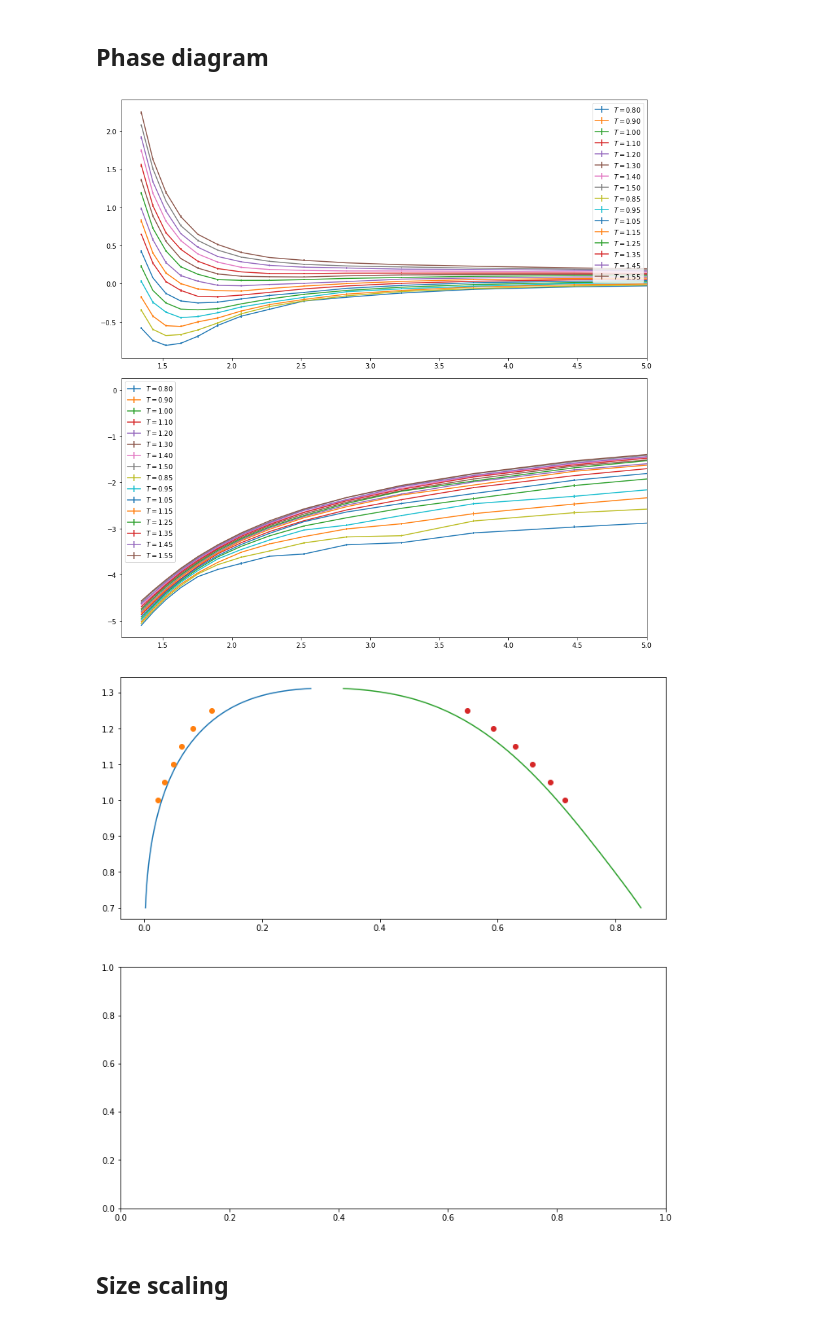
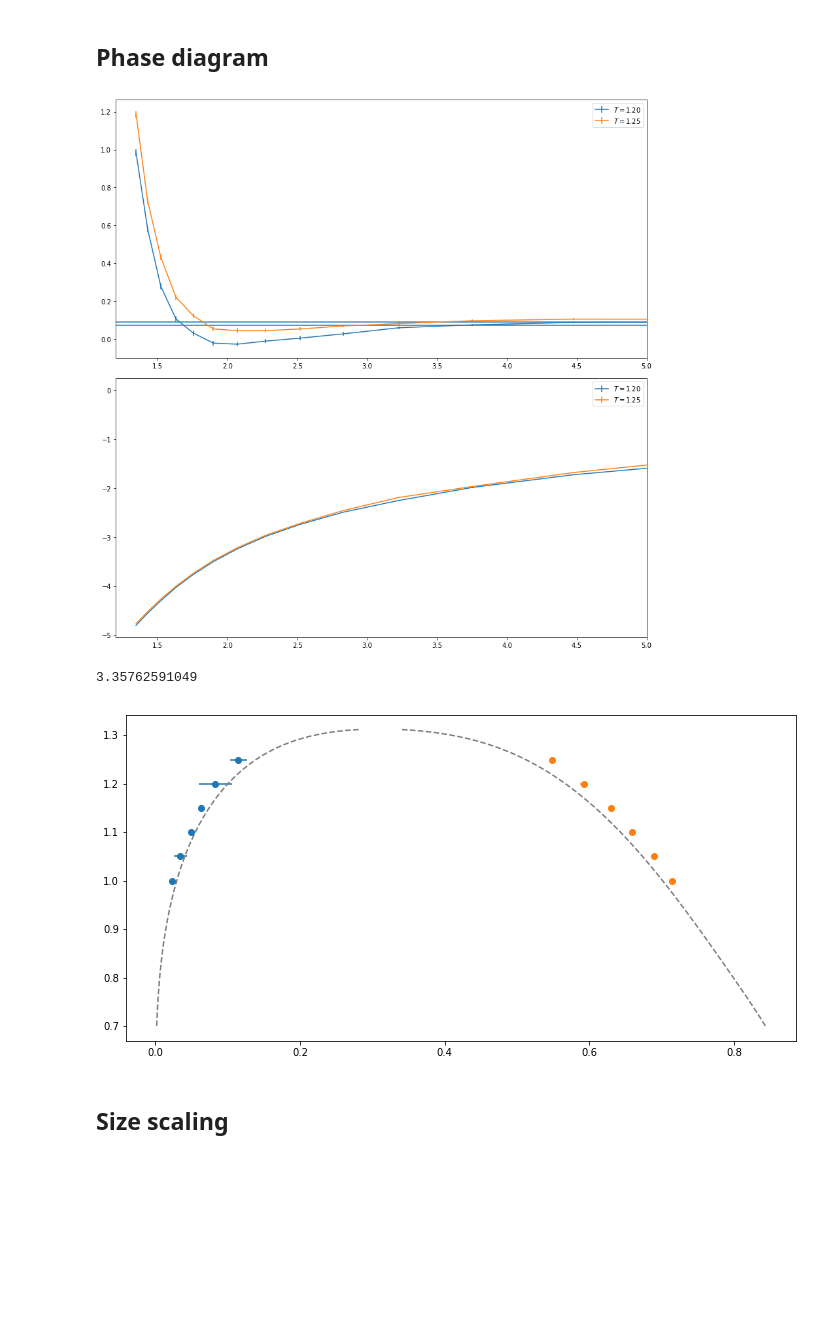
Before and after one commit to suracefm/lennardjonesmc, a Jupyter notebook: LennardJones-Copy1.ipynb, the cells around one changed output. Saved outputs shown, nothing was run; the diff lists cells and outputs as text; code cells hidden in the pictures; blank space fills up the shorter version.

Commit message:
error bars maxwell construction

```diff
--- a/LennardJones-Copy1.ipynb
+++ b/LennardJones-Copy1.ipynb
@@ -211,6 +255,7 @@ ds2=np.genfromtxt('./data/phasediag3/resnew.dat', dtype=dt, names=True)
 fpv, axarrpv = plt.subplots(2,1,figsize=(12,12))
 
 phaseseplist=[]
+tottime=0
 
 for dataset in [ds1,ds2]:
     myds=dataset.view().reshape((19,8))
@@ -218,10 +263,11 @@ for dataset in [ds1,ds2]:
 
     for i in range(8):
         T=myds[0, i]['TEMPERATURE']
-        axarrpv[0].errorbar(1/myds[:, i]['DENSITY'], myds[:, i]['PRESSURE'], yerr=myds[:, i]['PRERR'], label= r'$T=$%.2f' % T)
+        if i==4:
+            axarrpv[0].errorbar(1/myds[:, i]['DENSITY'], myds[:, i]['PRESSURE'], yerr=myds[:, i]['PRERR'], label= r'$T=$%.2f' % T)
         #axarrpv[0].plot(1/myds[:, i]['DENSITY'][1:], myds[:,i]['DENSITY'][1:]*T, linestyle='dashed', label= r'$T=$%.2f' % T)
         #axarrpv[1].plot(1/myds[:,i]['DENSITY'], myds[:, i]['CV'], label= r'$T=$%.2f' % myds[0,i]['TEMPERATURE'])
-        axarrpv[1].errorbar(1/myds[:, i]['DENSITY'], myds[:,i]['ENERGY'], yerr=myds[:, i]['ENERGYERR'], label= r'$T=$%.2f' % T)
+            axarrpv[1].errorbar(1/myds[:, i]['DENSITY'], myds[:,i]['ENERGY'], yerr=myds[:, i]['ENERGYERR'], label= r'$T=$%.2f' % T)
         #axarrpv[1].errorbar(1/myds[:, i]['DENSITY'], myds[:,i]['CV']/myds[:,i]['ENERGYERR']**2/myds[:,i]['MCTIME']
         #                    , yerr=myds[:, i]['CVERR']/myds[:,i]['ENERGYERR']**2/myds[:,i]['MCTIME'], label= r'$T=$%.2f' % T)
         #axarrpv[1].errorbar(1/myds[:, i]['DENSITY'], 1/(myds[:,i]['CV']/myds[:,i]['ENERGYERR']**2/myds[:,i]['MCTIME'])
@@ -229,9 +275,11 @@ for dataset in [ds1,ds2]:
         #if i==4: print(myds[:,i]['TEMPERATURE'], 1/myds[:,i]['DENSITY'], myds[:,i]['FILENAME'], myds[:,i]['CORRTIME']/myds[:,i]['MCTIME'])
         #print(T)
 
-        P0,Vl,Vr=maxwell_construction(myds[:, i]['PRESSURE'][1:], 1/myds[:, i]['DENSITY'][1:], T)
+        P0,Vl,Vr, dP0, dVl, dVr =maxwell_construction(myds[:, i]['PRESSURE'][1:], 1/myds[:, i]['DENSITY'][1:], T, Perr=myds[:, i]['PRERR'][1:])
         #axarrpv[0].axhline(y=P0)
-        phaseseplist.append(np.array([T, P0, 1/Vr, 1/Vl]))
+        phaseseplist.append(np.array([T, P0, 1/Vr, 1/Vl, dP0, dVr/Vr**2, dVl/Vl**2]))
+        if i==4: axarrpv[0].axhline(y=P0)
+    tottime+=np.sum(myds[:,:]['MCTIME'])+np.sum(myds[:,:]['THERMTIME'])
 phasesep=np.array(phaseseplist)
 
 for ax in axarrpv:
@@ -242,22 +290,28 @@ plt.tight_layout()
 
 plt.show()
 # %% [output]
-[figure, old version]
+[figure, new version]
+# %%
+seconds=22*tottime/3600000 #total second needed
+hours=seconds/3600
+print(hours)
+# %% [output]
+3.35762591049
 # %%
 jtab=np.loadtxt('./JohnsonData.txt', unpack=True)
 # %%
-fpd, axarrpd = plt.subplots(2,1,figsize=(12,12))
+fpd, axarrpd = plt.subplots(1,1,figsize=(12,6))
 
 ps=phasesep[[2,3,4,10,11,12]]
 
-axarrpd[0].plot(jtab[1], jtab[0])
-axarrpd[0].plot(ps[:,2], ps[:,0], marker='o', linestyle='')
-axarrpd[0].plot(jtab[2], jtab[0])
-axarrpd[0].plot(ps[:,3], ps[:,0], marker='o', linestyle='')
+axarrpd.plot(jtab[1], jtab[0], linestyle='dashed', color='grey')
+axarrpd.errorbar(ps[:,2], ps[:,0], xerr=ps[:,5], marker='o', linestyle='')
+axarrpd.plot(jtab[2], jtab[0], linestyle='dashed', color='grey')
+axarrpd.errorbar(ps[:,3], ps[:,0], xerr=ps[:,6], marker='o', linestyle='')
 
 plt.show()
 # %% [output]
-[figure, old version]
+[figure, new version]
 # %% [markdown]
 ## Size scaling
 # %%
```
Also changed, not shown: parts of 2 cells of this notebook.
